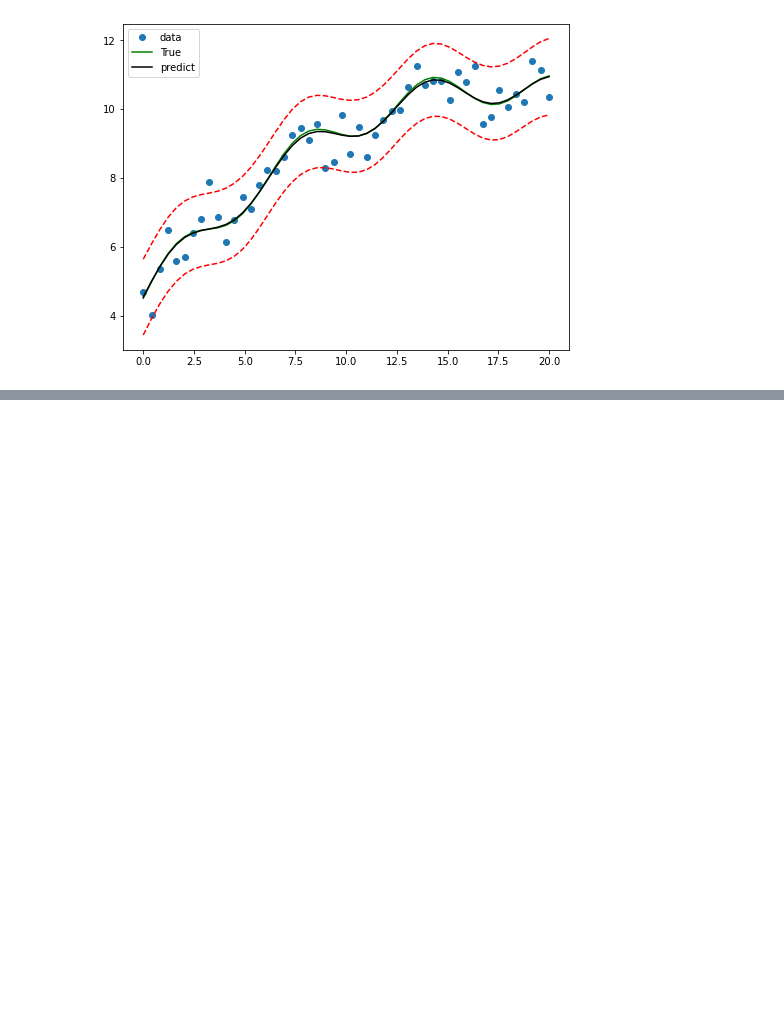
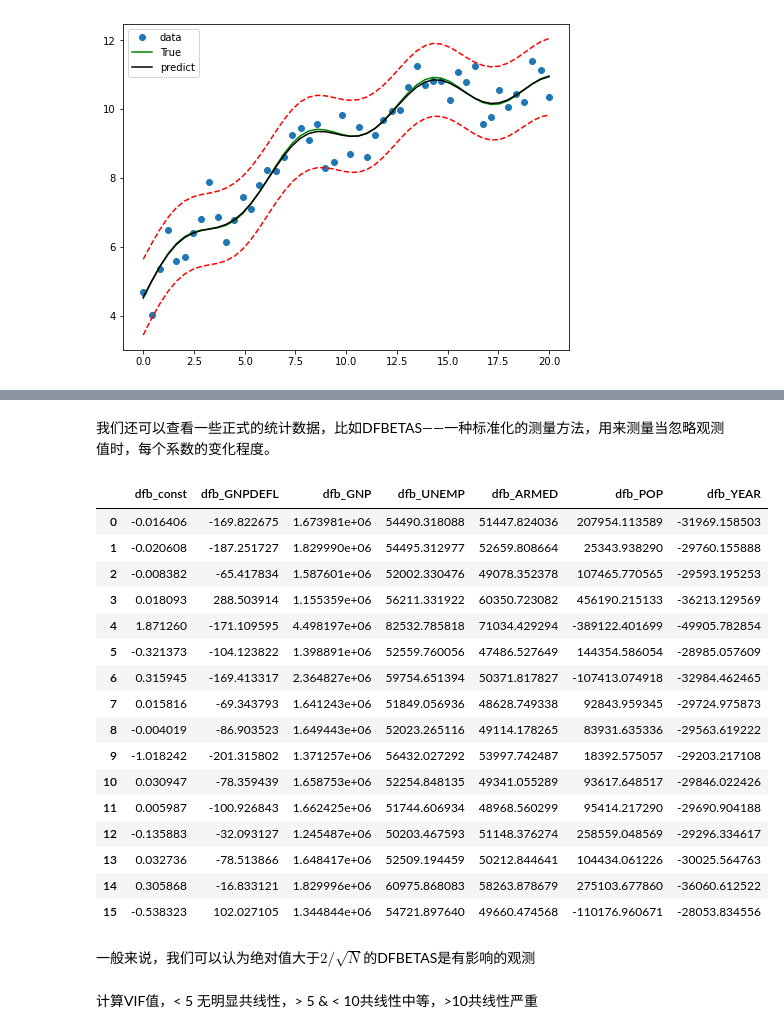
Before and after one commit to ERSSLE/SM, a Jupyter notebook: sm03_regression_and_linear_model.ipynb, the cells around one changed output, grey strips where cells are left out. Drawn from its saved outputs; the diff is of its cells as text; code cells hidden in the pictures; blank space fills up the shorter version.

```diff
--- a/sm03_regression_and_linear_model.ipynb
+++ b/sm03_regression_and_linear_model.ipynb
@@ -246,0 +423,4 @@ plt.legend(loc='best')
+# %%
+ols_model = sm.OLS(y,X)
+ols_res = ols_model.fit()
+print(ols_res.summary())
@@ -246,0 +475,26 @@ plt.legend(loc='best')
+# %% [markdown]
+我们还可以查看一些正式的统计数据，比如DFBETAS——一种标准化的测量方法，用来测量当忽略观测值时，每个系数的变化程度。
+# %%
+ols_res.get_influence().summary_frame().filter(regex='dfb')
+# %% [output]
+|  | dfb_const | dfb_GNPDEFL | dfb_GNP | dfb_UNEMP | dfb_ARMED | dfb_POP | dfb_YEAR |
+| 0 | -0.016406 | -169.822675 | 1.673981e+06 | 54490.318088 | 51447.824036 | 207954.113589 | -31969.158503 |
+| 1 | -0.020608 | -187.251727 | 1.829990e+06 | 54495.312977 | 52659.808664 | 25343.938290 | -29760.155888 |
+| 2 | -0.008382 | -65.417834 | 1.587601e+06 | 52002.330476 | 49078.352378 | 107465.770565 | -29593.195253 |
+| 3 | 0.018093 | 288.503914 | 1.155359e+06 | 56211.331922 | 60350.723082 | 456190.215133 | -36213.129569 |
+| 4 | 1.871260 | -171.109595 | 4.498197e+06 | 82532.785818 | 71034.429294 | -389122.401699 | -49905.782854 |
+| 5 | -0.321373 | -104.123822 | 1.398891e+06 | 52559.760056 | 47486.527649 | 144354.586054 | -28985.057609 |
+| 6 | 0.315945 | -169.413317 | 2.364827e+06 | 59754.651394 | 50371.817827 | -107413.074918 | -32984.462465 |
+| 7 | 0.015816 | -69.343793 | 1.641243e+06 | 51849.056936 | 48628.749338 | 92843.959345 | -29724.975873 |
+| 8 | -0.004019 | -86.903523 | 1.649443e+06 | 52023.265116 | 49114.178265 | 83931.635336 | -29563.619222 |
+| 9 | -1.018242 | -201.315802 | 1.371257e+06 | 56432.027292 | 53997.742487 | 18392.575057 | -29203.217108 |
+| 10 | 0.030947 | -78.359439 | 1.658753e+06 | 52254.848135 | 49341.055289 | 93617.648517 | -29846.022426 |
+| 11 | 0.005987 | -100.926843 | 1.662425e+06 | 51744.606934 | 48968.560299 | 95414.217290 | -29690.904188 |
+| 12 | -0.135883 | -32.093127 | 1.245487e+06 | 50203.467593 | 51148.376274 | 258559.048569 | -29296.334617 |
+| 13 | 0.032736 | -78.513866 | 1.648417e+06 | 52509.194459 | 50212.844641 | 104434.061226 | -30025.564763 |
+| 14 | 0.305868 | -16.833121 | 1.829996e+06 | 60975.868083 | 58263.878679 | 275103.677860 | -36060.612522 |
+| 15 | -0.538323 | 102.027105 | 1.344844e+06 | 54721.897640 | 49660.474568 | -110176.960671 | -28053.834556 |
+# %% [markdown]
+一般来说，我们可以认为绝对值大于$2/\sqrt{N}$的DFBETAS是有影响的观测
+# %% [markdown]
+计算VIF值，< 5 无明显共线性，> 5 & < 10共线性中等，>10共线性严重
```
Also changed, not shown: parts of 31 cells of this notebook.
